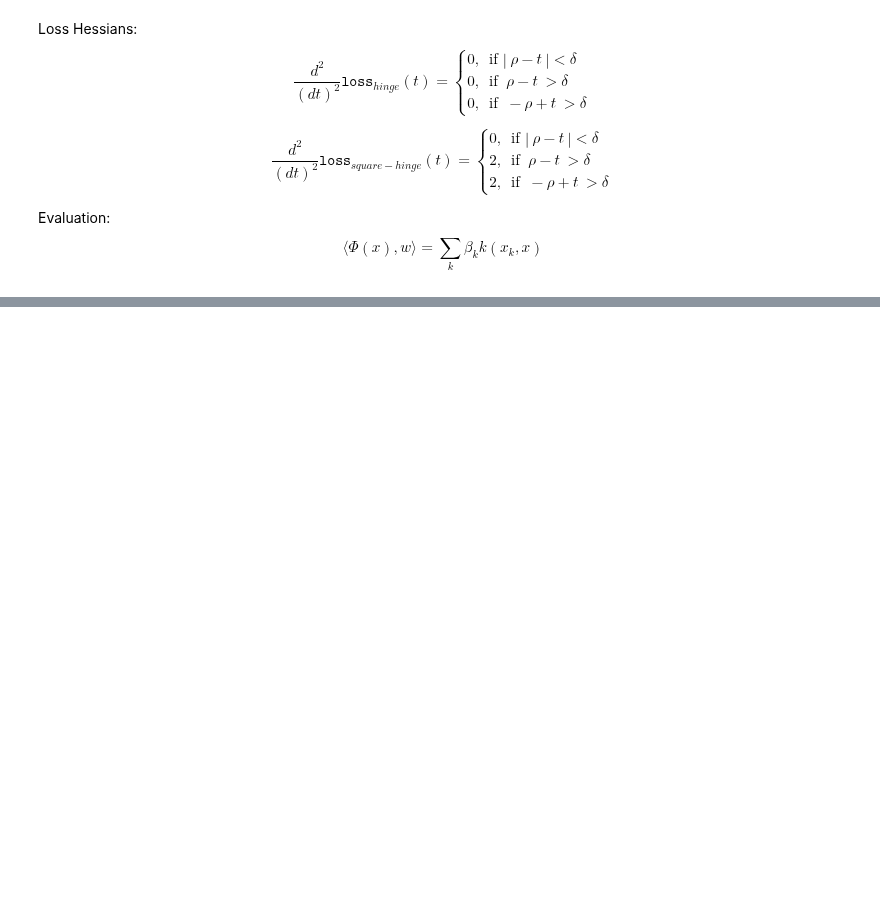
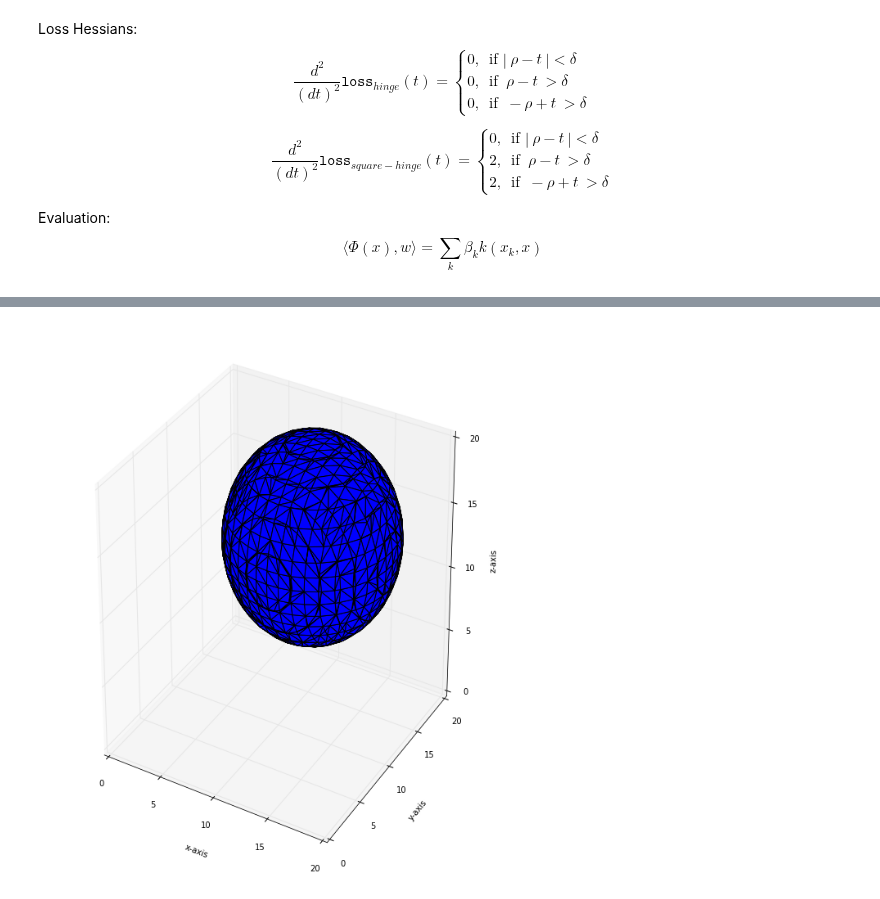
Before and after one commit to michrawson/SVM_Implicit_Surface_Reconstruction, a Jupyter notebook: Primal-Slab-SVM-Sphere.ipynb, the cells around one changed output, grey strips where cells are left out. Saved outputs shown, nothing was run; the diff lists cells and outputs as text; code cells hidden in the pictures; blank space fills up the shorter version.

```diff
--- a/Primal-Slab-SVM-Sphere.ipynb
+++ b/Primal-Slab-SVM-Sphere.ipynb
@@ -350,11 +374,10 @@ def pop_data_grid(beta):
         print 'pop_data_grid:',end - start
     return data
 
-def proc_results(beta):
+def proc_data(beta,data):
     start = time.time()
 
-    data = pop_data_grid(beta)
-
+    print 'delta',delta
     print 'np.abs(data - delta) < .1 -> ',(np.where(np.abs(data - delta) < .1)[0].shape)
     print 'np.abs(data - delta) < .01 -> ',(np.where(np.abs(data - delta) < .01)[0].shape)
     print 'np.abs(data - delta) < .001 -> ',(np.where(np.abs(data - delta) < .001)[0].shape)
@@ -366,10 +389,18 @@ def proc_results(beta):
     print 'data > 0 -> ',(np.where( data > 0)[0].shape)
     print 'min -> ',(np.amin( data ))
     print 'max -> ',(np.amax( data ))
-    print 'data:',data
+#     print 'data:',data
 
     end = time.time()
     if end - start > timer_thresh:
         print 'proc_results:',end - start
 
-proc_results(Newton_Desc.beta)
+losses = []
+for i in range(len(x)):
+    losses.append(f(x[i], Newton_Desc.beta))
+
+proc_data(Newton_Desc.beta,np.asarray(losses))
+
+data = pop_data_grid(Newton_Desc.beta)
+
+proc_data(Newton_Desc.beta,data)
@@ -376,3 +425,36 @@ proc_results(Newton_Desc.beta)
+# %%
+%matplotlib inline
+import numpy as np
+import matplotlib.pyplot as plt
+import sys
+from mpl_toolkits.mplot3d.art3d import Poly3DCollection
+
+from skimage import measure
+from skimage.draw import ellipsoid
+
+# Use marching cubes to obtain the surface mesh of these ellipsoids
+verts, faces = measure.marching_cubes(data, 0)
+
+# Display resulting triangular mesh using Matplotlib. This can also be done
+# with mayavi (see skimage.measure.marching_cubes docstring).
+fig = plt.figure(figsize=(10, 12))
+ax = fig.add_subplot(111, projection='3d')
+
+# Fancy indexing: `verts[faces]` to generate a collection of triangles
+mesh = Poly3DCollection(verts[faces])
+ax.add_collection3d(mesh)
+
+ax.set_xlabel("x-axis")
+ax.set_ylabel("y-axis")
+ax.set_zlabel("z-axis")
+
+ax.set_xlim(-0, 20)
+ax.set_ylim(-0, 20)
+ax.set_zlim(-0, 20)
+
+plt.show()
+# %% [output]
+[figure, added]
 # %%
 %matplotlib nbagg
 plt.clf()
```
Also changed, not shown: parts of 2 cells of this notebook.
